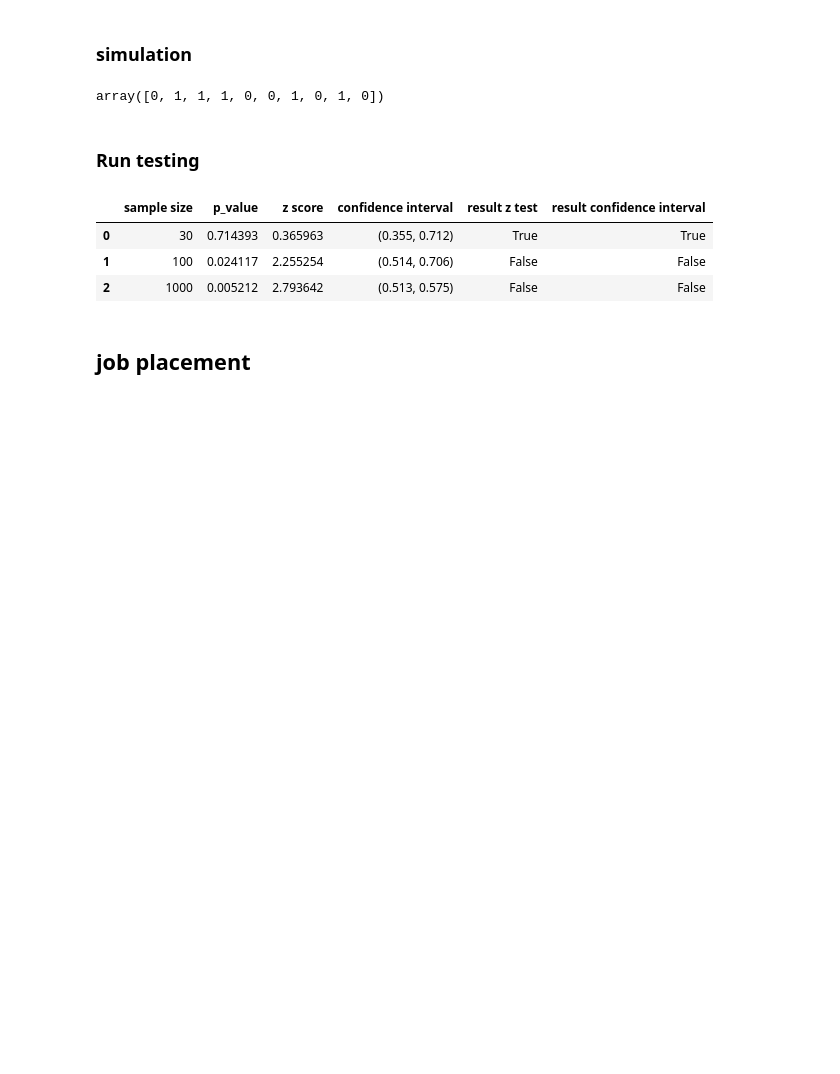
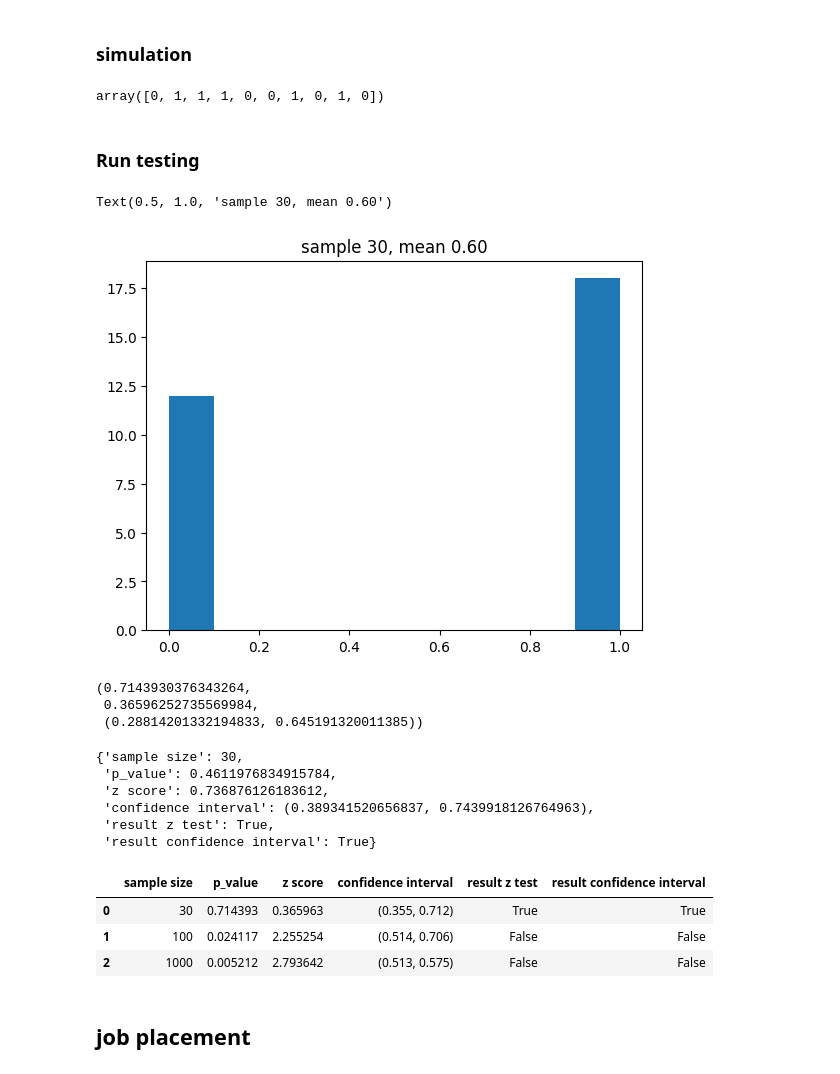
Before and after one commit to mvajhi/Introduction-to-Data-Science, a Jupyter notebook: ca1/hypothesis_testing.ipynb, the cells around one changed output. Saved outputs shown, nothing was run; the diff lists cells and outputs as text; code cells hidden in the pictures; blank space fills up the shorter version.

Commit message:
Add plot to part 3

```diff
--- a/ca1/hypothesis_testing.ipynb
+++ b/ca1/hypothesis_testing.ipynb
@@ -18,6 +18,13 @@ flip_coin(10)
 array([0, 1, 1, 1, 0, 0, 1, 0, 1, 0])
 # %% [markdown]
 ### Run testing
+# %%
+samples = flip_coin(30)
+plt.hist(samples)
+plt.title(f'sample {30}, mean {np.mean(samples):.2f}')
+# %% [output]
+Text(0.5, 1.0, 'sample 30, mean 0.60')
+[figure, added]
 # %%
 H0_VALUE = 0.5
 def calculate_p_value(sample:list[bool]):
@@ -29,6 +36,11 @@ def calculate_p_value(sample:list[bool]):
     p_value = 2 * st.norm.cdf(-z)
     confidence_interval = (x_bar - 1.96 * se, x_bar + 1.96 * se)
     return p_value, z, confidence_interval
+calculate_p_value(flip_coin(30))
+# %% [output]
+(0.7143930376343264,
+ 0.36596252735569984,
+ (0.28814201332194833, 0.645191320011385))
 # %%
 def run_test(sample_size:int):
     sample = flip_coin(sample_size)
@@ -42,6 +54,14 @@ def run_test(sample_size:int):
         "result confidence interval": confidence_interval[0] < H0_VALUE < confidence_interval[1]
     }
     return output
+run_test(30)
+# %% [output]
+{'sample size': 30,
+ 'p_value': 0.4611976834915784,
+ 'z score': 0.736876126183612,
+ 'confidence interval': (0.389341520656837, 0.7439918126764963),
+ 'result z test': True,
+ 'result confidence interval': True}
 # %%
 tmp = list()
 for i in [30,100,1000]:
```
Also changed, not shown: parts of 3 cells of this notebook.
